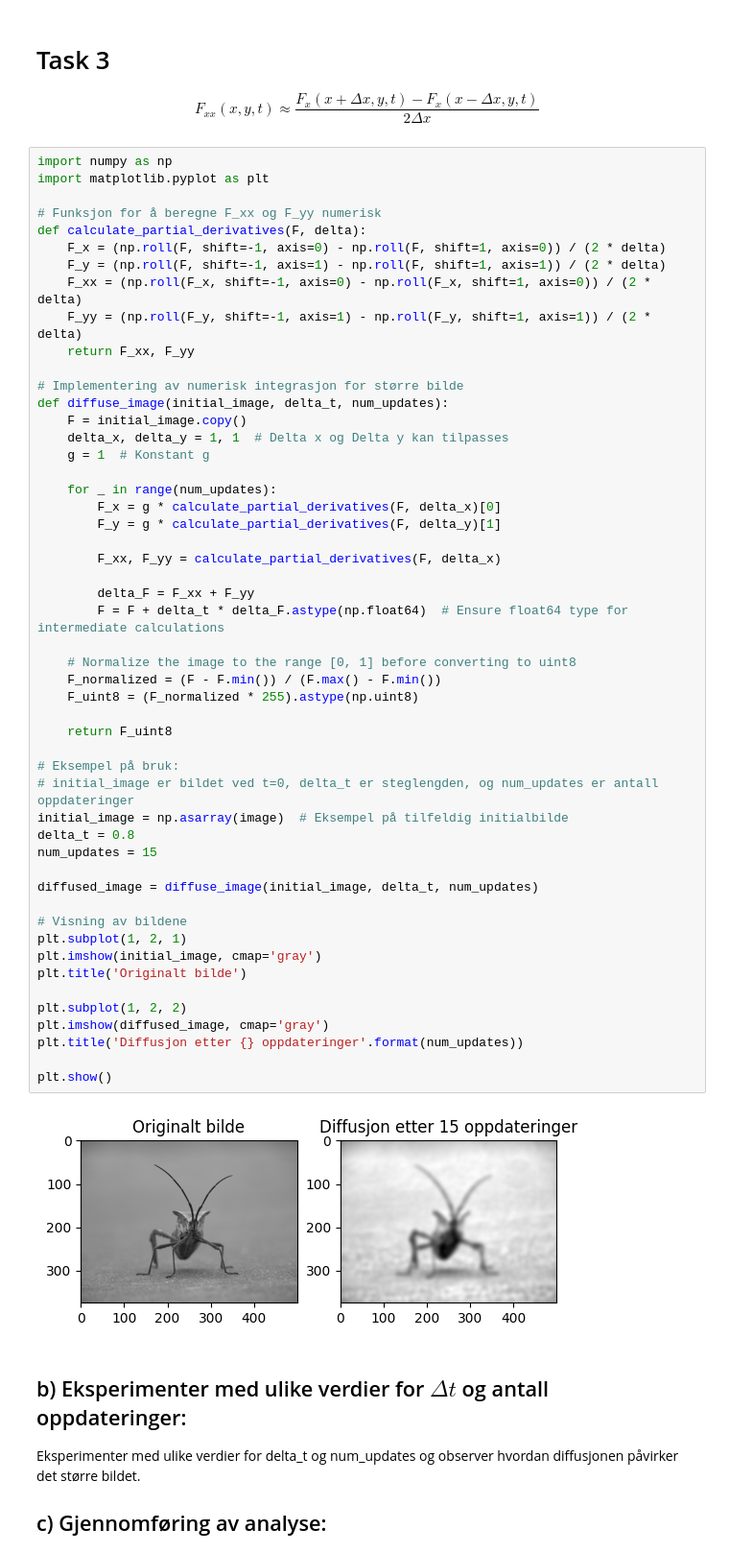
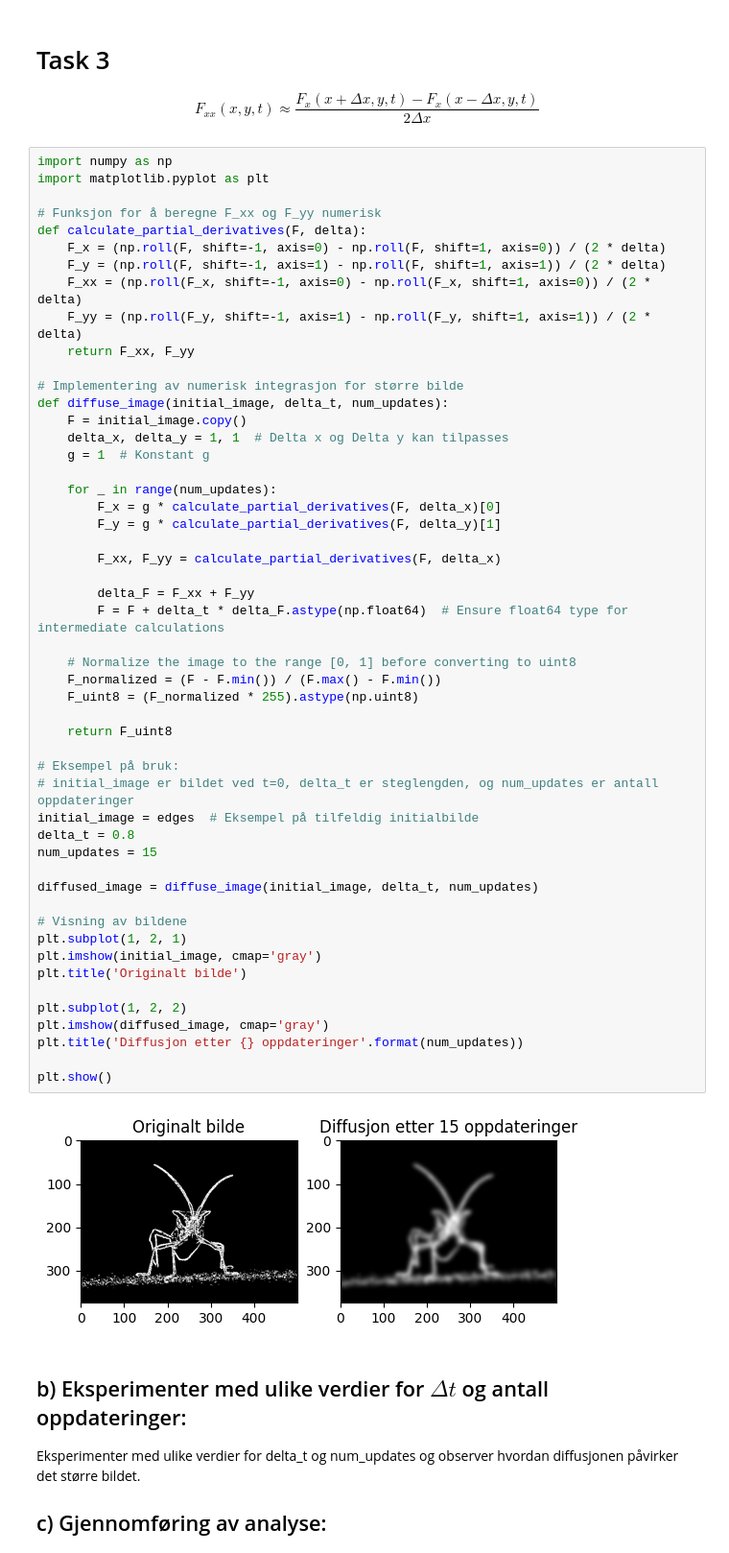
Before and after one commit to JoachimCode/ImageDiffusion, a Jupyter notebook: Bildebehandling,_diffusjon_og_Prims_algoritme.ipynb, the cells around one changed output. Shown at 96% size. Drawn from its saved outputs; the diff is of its cells as text.

```diff
--- a/Bildebehandling,_diffusjon_og_Prims_algoritme.ipynb
+++ b/Bildebehandling,_diffusjon_og_Prims_algoritme.ipynb
@@ -197,35 +197,35 @@ def diffuse_image(initial_image, delta_t, num_updates):
 
         F_xx, F_yy = calculate_partial_derivatives(F, delta_x)
 
         delta_F = F_xx + F_yy
         F = F + delta_t * delta_F.astype(np.float64)  # Ensure float64 type for intermediate calculations
 
     # Normalize the image to the range [0, 1] before converting to uint8
     F_normalized = (F - F.min()) / (F.max() - F.min())
     F_uint8 = (F_normalized * 255).astype(np.uint8)
 
     return F_uint8
 
 # Eksempel på bruk:
 # initial_image er bildet ved t=0, delta_t er steglengden, og num_updates er antall oppdateringer
-initial_image = np.asarray(image)  # Eksempel på tilfeldig initialbilde
+initial_image = edges  # Eksempel på tilfeldig initialbilde
 delta_t = 0.8
 num_updates = 15
 
 diffused_image = diffuse_image(initial_image, delta_t, num_updates)
 
 # Visning av bildene
 plt.subplot(1, 2, 1)
 plt.imshow(initial_image, cmap='gray')
 plt.title('Originalt bilde')
 
 plt.subplot(1, 2, 2)
 plt.imshow(diffused_image, cmap='gray')
 plt.title('Diffusjon etter {} oppdateringer'.format(num_updates))
 
 plt.show()
 # %% [output]
-[figure, old version]
+[figure, new version]
 # %% [markdown]
 ## b) Eksperimenter med ulike verdier for $\Delta t$ og antall oppdateringer:
 Eksperimenter med ulike verdier for delta_t og num_updates og observer hvordan diffusjonen påvirker det større bildet.
```
Also changed, not shown: parts of 5 cells of this notebook.
